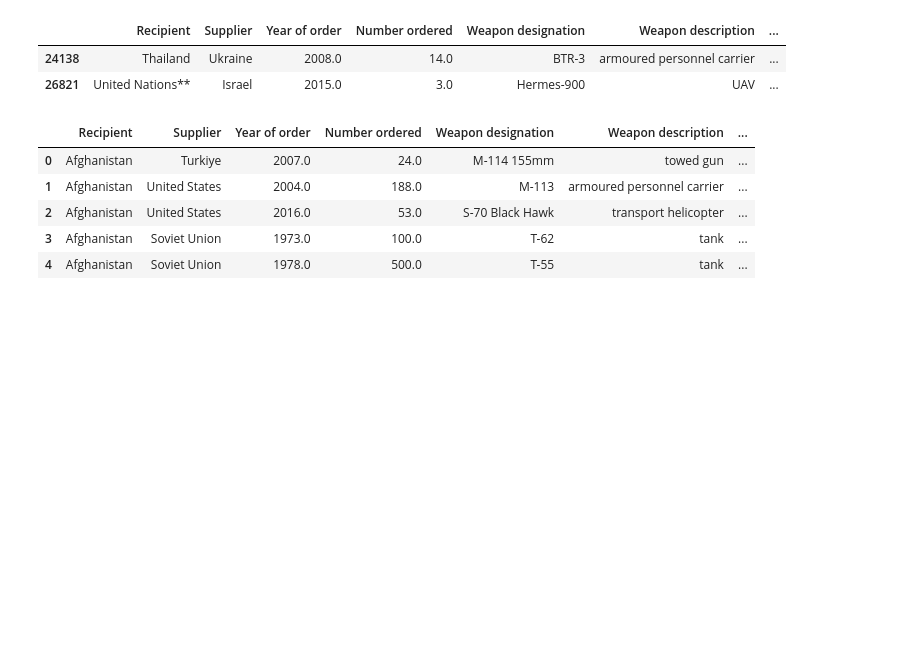
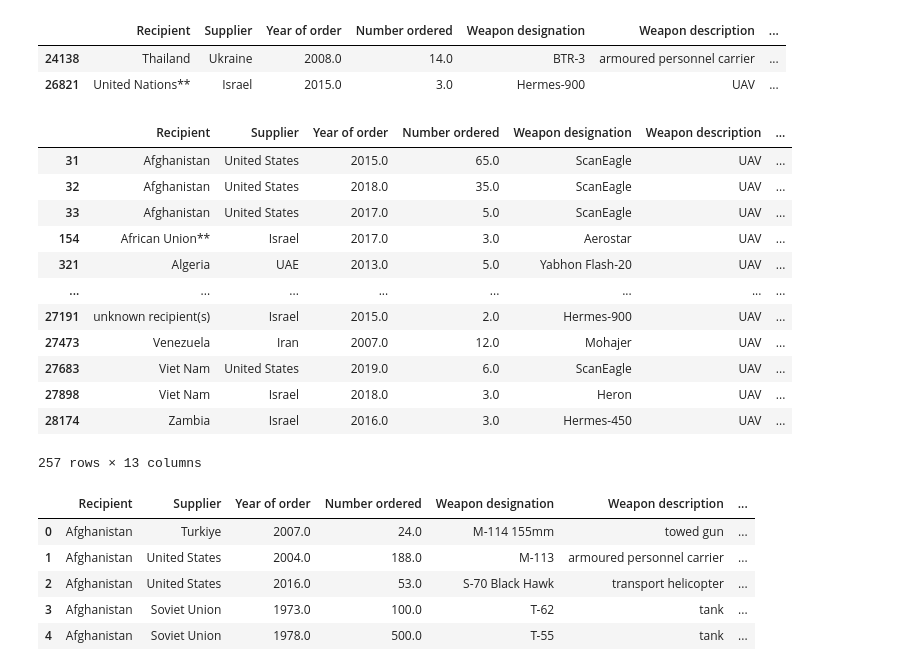
Before and after one commit to Maodougie25/SIPRI-Arms-Trade-Group-Project--, a Jupyter notebook: project_1.ipynb, the cells around one changed output. Drawn from its saved outputs; the diff is of its cells as text; code cells hidden in the pictures; blank space fills up the shorter version.

```diff
--- a/project_1.ipynb
+++ b/project_1.ipynb
@@ -95,6 +98,24 @@ data[data["SIPRI TIV of delivered weapons"].isna()]
 |  | Recipient | Supplier | Year of order | Number ordered | Weapon designation | Weapon description | ... |
 | 24138 | Thailand | Ukraine | 2008.0 | 14.0 | BTR-3 | armoured personnel carrier | ... |
 | 26821 | United Nations** | Israel | 2015.0 | 3.0 | Hermes-900 | UAV | ... |
+# %%
+#show all weapon decsriptions that are UAV
+
+data[data["Weapon description"] == "UAV"]
+# %% [output]
+|  | Recipient | Supplier | Year of order | Number ordered | Weapon designation | Weapon description | ... |
+| 31 | Afghanistan | United States | 2015.0 | 65.0 | ScanEagle | UAV | ... |
+| 32 | Afghanistan | United States | 2018.0 | 35.0 | ScanEagle | UAV | ... |
+| 33 | Afghanistan | United States | 2017.0 | 5.0 | ScanEagle | UAV | ... |
+| 154 | African Union** | Israel | 2017.0 | 3.0 | Aerostar | UAV | ... |
+| 321 | Algeria | UAE | 2013.0 | 5.0 | Yabhon Flash-20 | UAV | ... |
+| ... | ... | ... | ... | ... | ... | ... | ... |
+| 27191 | unknown recipient(s) | Israel | 2015.0 | 2.0 | Hermes-900 | UAV | ... |
+| 27473 | Venezuela | Iran | 2007.0 | 12.0 | Mohajer | UAV | ... |
+| 27683 | Viet Nam | United States | 2019.0 | 6.0 | ScanEagle | UAV | ... |
+| 27898 | Viet Nam | Israel | 2018.0 | 3.0 | Heron | UAV | ... |
+| 28174 | Zambia | Israel | 2016.0 | 3.0 | Hermes-450 | UAV | ... |
+257 rows × 13 columns
 # %%
 data.head()
 # %% [output]
```
Also changed, not shown: parts of 10 cells of this notebook.
